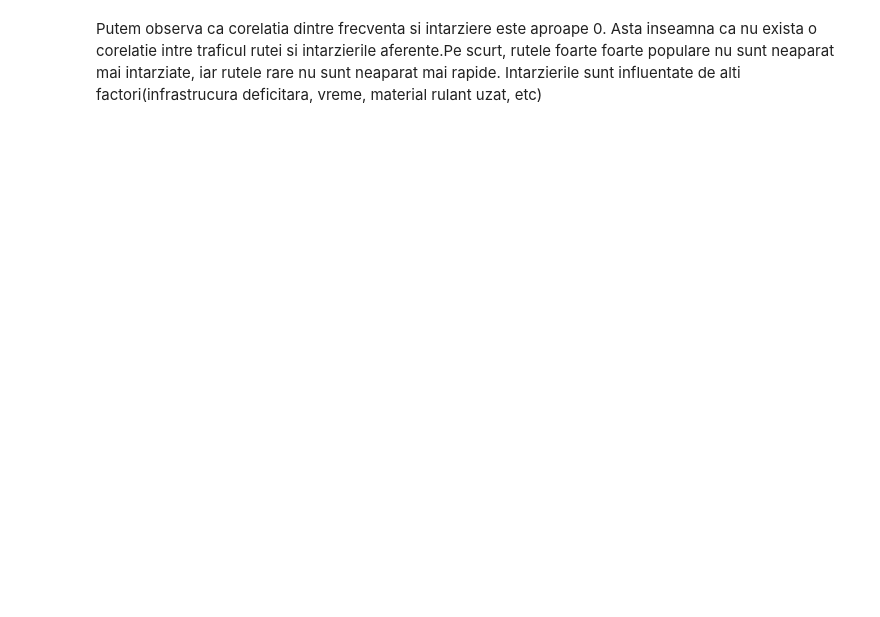
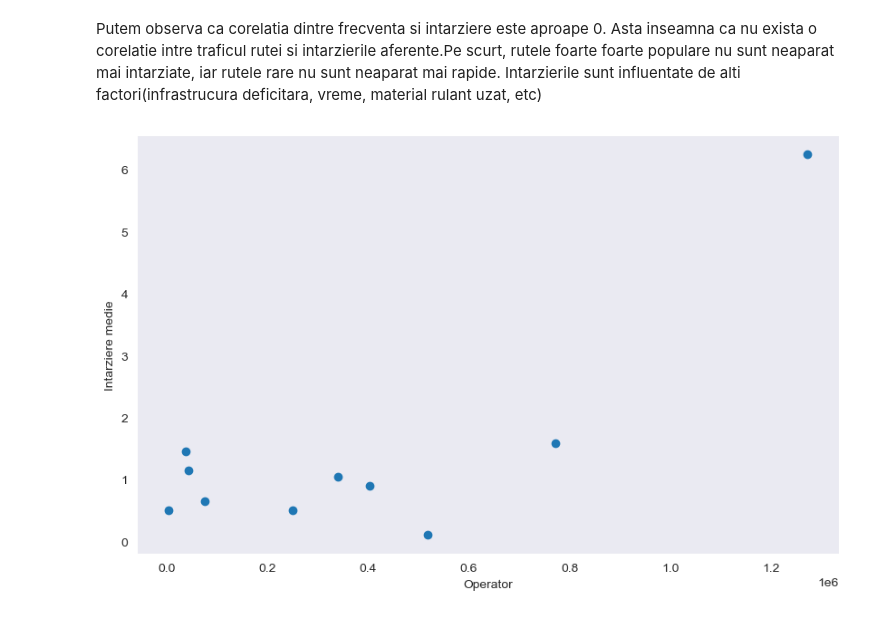
Before and after one commit to 4lac1vica/PolishTrainsDelaysML, a Jupyter notebook: delaysNb.ipynb, the cells around one changed output. Drawn from its saved outputs; the diff is of its cells as text; code cells hidden in the pictures; blank space fills up the shorter version.

```diff
--- a/delaysNb.ipynb
+++ b/delaysNb.ipynb
@@ -261,2 +261,16 @@ plt.show()
 # %% [markdown]
 Putem observa ca corelatia dintre frecventa si intarziere este aproape 0. Asta inseamna ca nu exista o corelatie intre traficul rutei si intarzierile aferente.Pe scurt, rutele foarte foarte populare nu sunt neaparat mai intarziate, iar rutele rare nu sunt neaparat mai rapide. Intarzierile sunt influentate de alti factori(infrastrucura deficitara, vreme, material rulant uzat, etc)
+# %%
+carrier_stats = df.groupby("carrier")["delay"].agg(["count", "mean"])
+filtered_carrier = carrier_stats[carrier_stats["mean"] < 10]
+
+plt.figure(figsize=(10, 6))
+plt.scatter(filtered_carrier["count"], filtered_carrier["mean"])
+
+plt.xlabel("Operator")
+plt.ylabel("Intarziere medie")
+
+plt.grid()
+plt.show()
+# %% [output]
+[figure, added]
```
Also changed, not shown: parts of 15 cells of this notebook, 1 other file.
